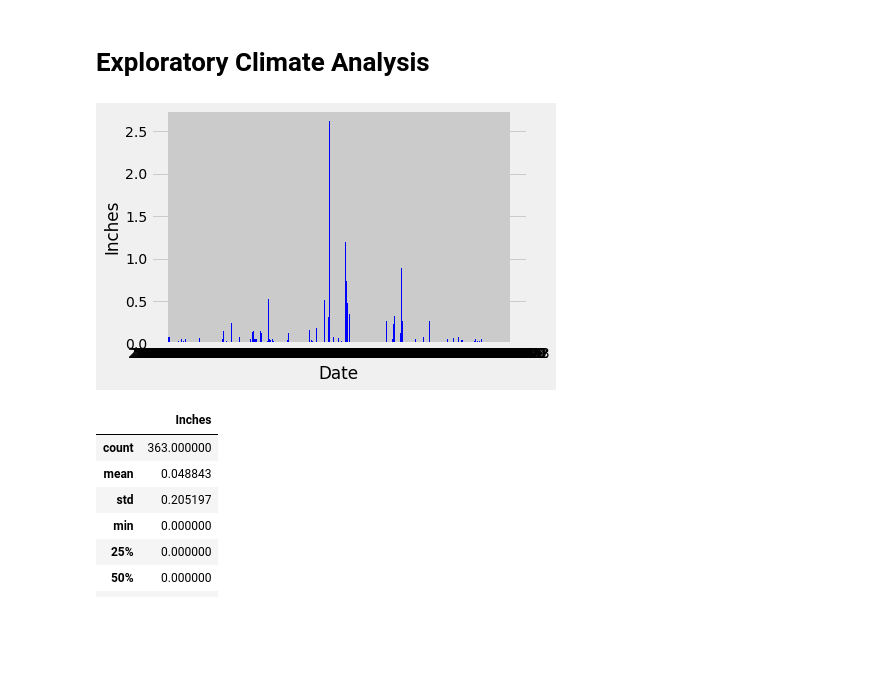
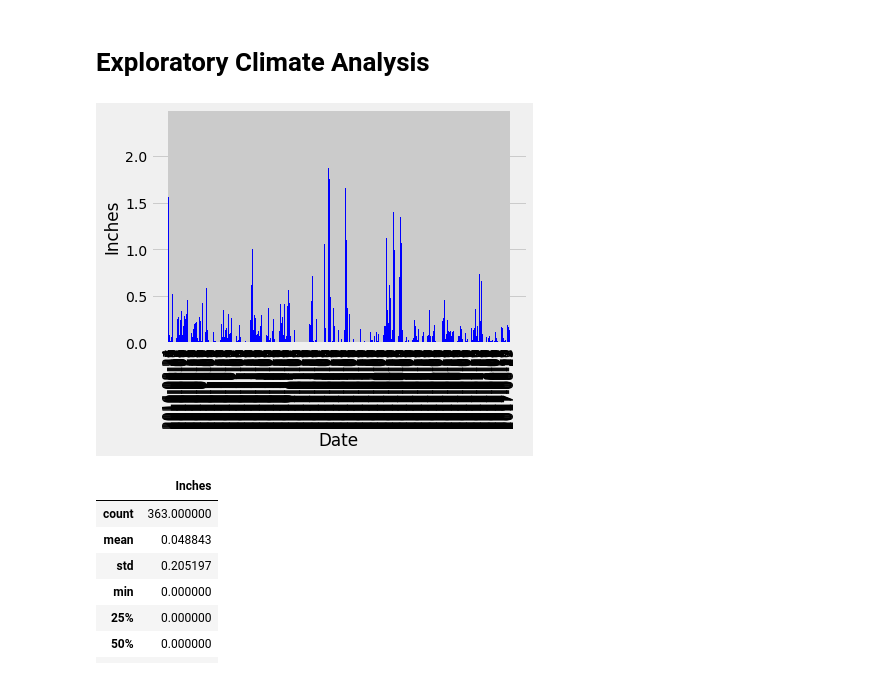
Before and after one commit to AdrianGallyot/sqlalchemy-challenge, a Jupyter notebook: climate_starter.ipynb, the cells around one changed output. Cells and saved outputs as stored; diff of their text form; code cells hidden in the pictures; blank space fills up the shorter version.

```diff
--- a/climate_starter.ipynb
+++ b/climate_starter.ipynb
@@ -59,6 +59,8 @@ session = Session(engine)
 # Design a query to retrieve the last 12 months of precipitation data and plot the results
 import datetime as dt
 from datetime import date, timedelta
+import matplotlib.dates as mdates
+import matplotlib.cbook as cbook
 
 # Calculate the date 1 year ago from the last data point in the database
 LastDate = session.query(Measurement.date).order_by(Measurement.date.desc()).first()
@@ -68,39 +70,41 @@ YearDate = pd.to_datetime(LastDate.date)
 
 #find the Date
 LastDateFormat = dt.date(YearDate.year, YearDate.month, YearDate.day) - dt.timedelta(days=365)
 
 # Perform a query to retrieve the data and precipitation scores
-Results = session.query(Measurement.date, Measurement.prcp).filter(Measurement.date > LastDateFormat).group_by(Measurement.date).all()
+Results = session.query(Measurement.date, func.avg(Measurement.prcp)).filter(Measurement.date > LastDateFormat).group_by(Measurement.date).all()
 
 # Save the query results as a Pandas DataFrame and set the index to the date columns
 Results_df = pd.DataFrame(Results, columns=['Date','Inches'])
-Results_df.set_index('Date', inplace=True)
+#Results_df.set_index('Date', inplace=True)
 
 # Sort the dataframe by date
 Results_df.sort_values(by='Date', ascending=True)
 
 # Use Pandas Plotting with Matplotlib to plot the data
 
 LastDate_DateForm = dt.date(YearDate.year, YearDate.month, YearDate.day)
 
 DateRange = pd.date_range(LastDateFormat, LastDate_DateForm)
 
 Days = timedelta(days=30)
 
+arr = []
+
 arr = np.arange(LastDateFormat, LastDate_DateForm, Days).astype(date)
-inches = []
 
 
+x= Results_df.Date
 y= Results_df.Inches
+
 
 plt.xlabel('Date')
 plt.ylabel('Inches')
+plt.xticks(rotation='vertical')
 plt.bar(x,y,color='b')
-plt.xlabel('Date')
-plt.ylabel('Inches')
 plt.show()
 # %% [output]
-[figure, old version]
+[figure, new version]
 # %%
 # Use Pandas to calcualte the summary statistics for the precipitation data
 Results_df.describe()
```
Also changed, not shown: parts of 5 cells of this notebook.
